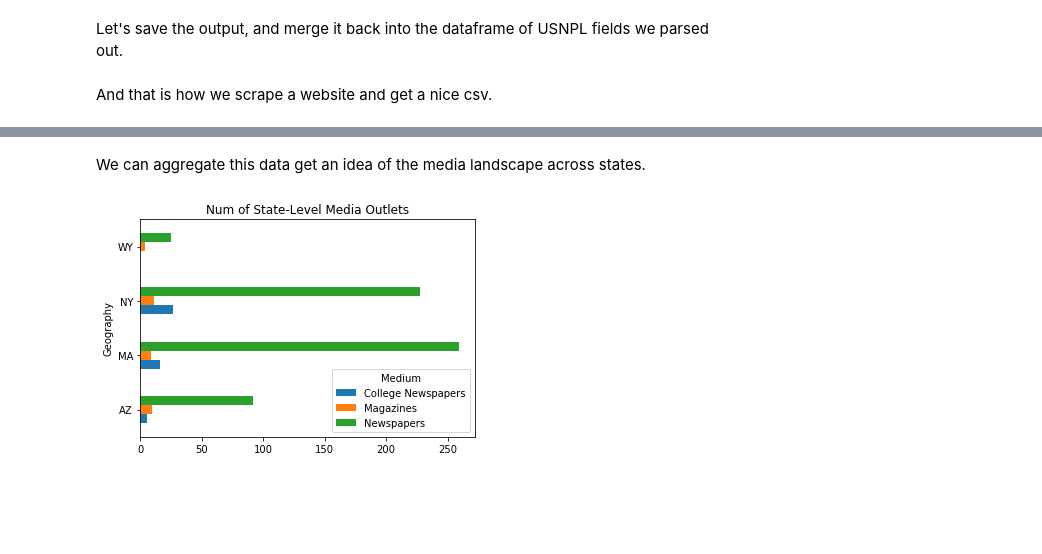
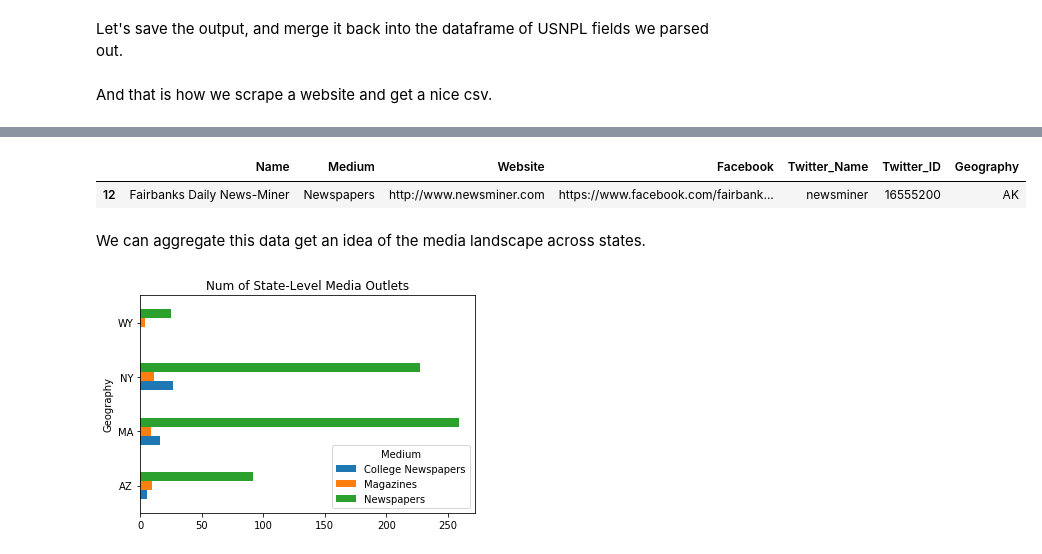
Before and after one commit to yinleon/usnpl, a Jupyter notebook: scrape_usnpl.ipynb, the cells around one changed output, grey strips where cells are left out. Saved outputs shown, nothing was run; the diff lists cells and outputs as text; code cells hidden in the pictures; blank space fills up the shorter version.

Commit message:
fixed handling of user_ids as strings

```diff
--- a/scrape_usnpl.ipynb
+++ b/scrape_usnpl.ipynb
@@ -185,7 +187,7 @@ user_ids = []
 for screen_name in tqdm(twitter_names):
     try:
         user = api.get_user(screen_name=screen_name)
-        user_id = user.id
+        user_id = user.id_str
     except TweepError:
         user_id = None
         pass
@@ -203,5 +215,5 @@ Let's save the output, and merge it back into the dataframe of USNPL fields we p
 # %%
 df_users = pd.DataFrame(user_ids)
 # %%
-df_users['Twitter_ID'] = df_users['Twitter_ID'].astype(str).str.replace('.0','')
+# df_users['Twitter_ID'] = df_users['Twitter_ID'].astype(str).str.replace('.0','')
 # %%
@@ -223,3 +226,8 @@ df_merge.head()
+# %%
+df_merge[df_merge['Name'] == 'Fairbanks Daily News-Miner']
+# %% [output]
+|  | Name | Medium | Website | Facebook | Twitter_Name | Twitter_ID | Geography |
+| 12 | Fairbanks Daily News-Miner | Newspapers | http://www.newsminer.com | https://www.facebook.com/fairbank... | newsminer | 16555200 | AK |
 # %% [markdown]
 We can aggregate this data get an idea of the media landscape across states.
 # %%
```
Also changed, not shown: parts of 8 cells of this notebook, 2 other files.
